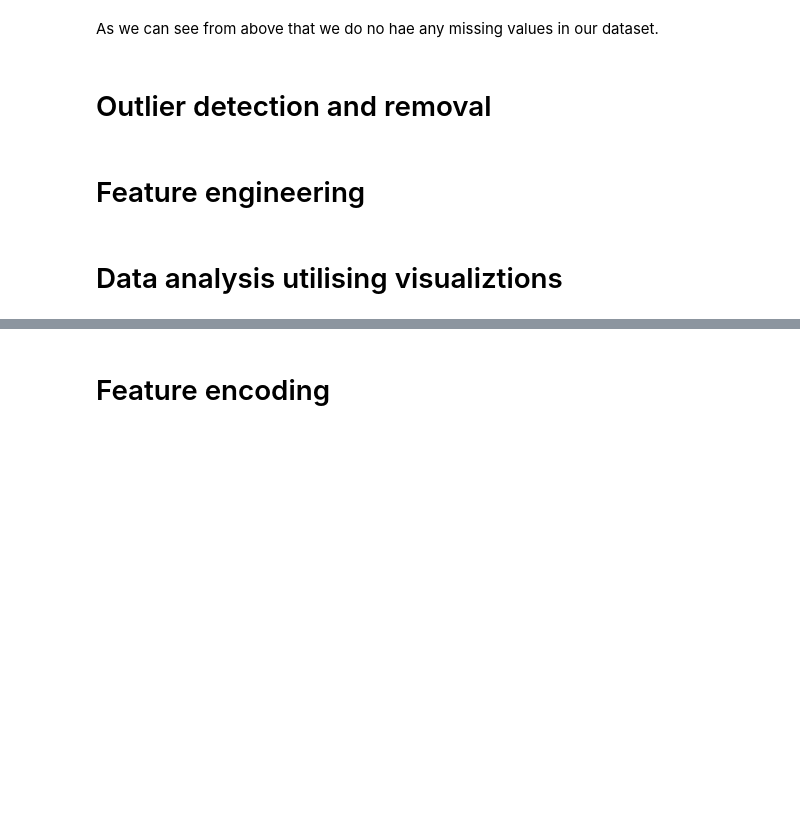
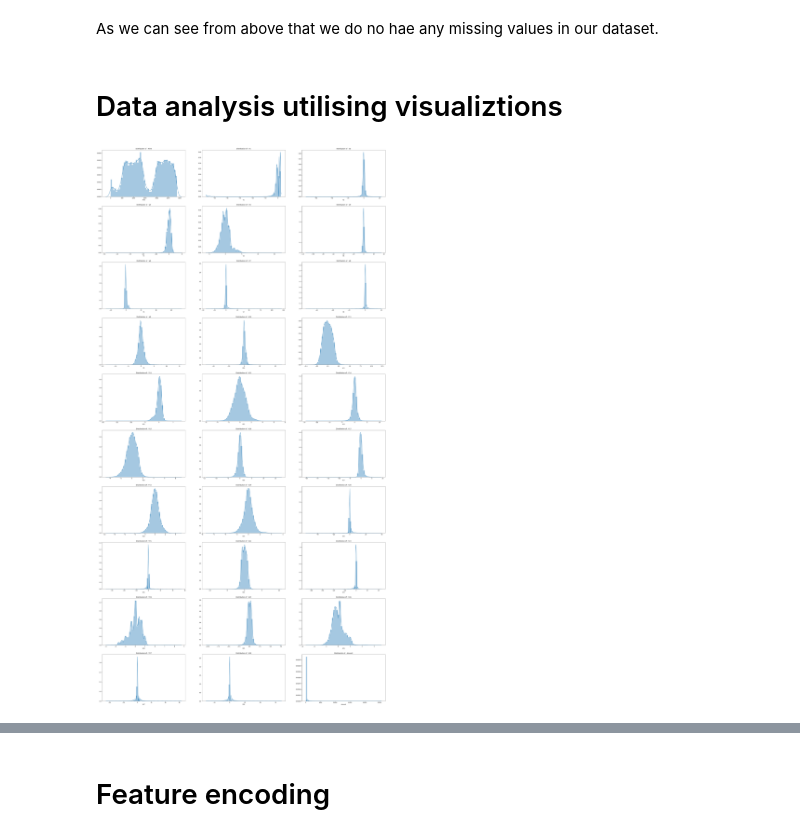
Before and after one commit to Titashmkhrj/Credit-card-fraud-detection, a Jupyter notebook: modelling_credit_card_fraud_transactions.ipynb, the cells around one changed output, grey strips where cells are left out. Cells and saved outputs as stored; diff of their text form; code cells hidden in the pictures; blank space fills up the shorter version.

Commit message:
added data visualizations.

```diff
--- a/modelling_credit_card_fraud_transactions.ipynb
+++ b/modelling_credit_card_fraud_transactions.ipynb
@@ -204,9 +201,14 @@ Class     0
 dtype: int64
 # %% [markdown]
 As we can see from above that we do no hae any missing values in our dataset.
-# %% [markdown]
-# Outlier detection and removal
-# %% [markdown]
-# Feature engineering
 # %% [markdown]
 # Data analysis utilising visualiztions
+# %%
+# lets visualize the distribution of the features in our dataset.
+f, axes = plt.subplots(10, 3, figsize=(40,80))
+features = list(data.drop('Class', axis=1).columns)
+for feature, x in zip(features, range(len(features))) :
+    sns.distplot(data[feature], ax=axes.flatten()[x])
+    axes.flatten()[x].set_title('Distribution of : {}'.format(feature))
+# %% [output]
+[figure, added]
```
Also changed, not shown: parts of 5 cells of this notebook.
